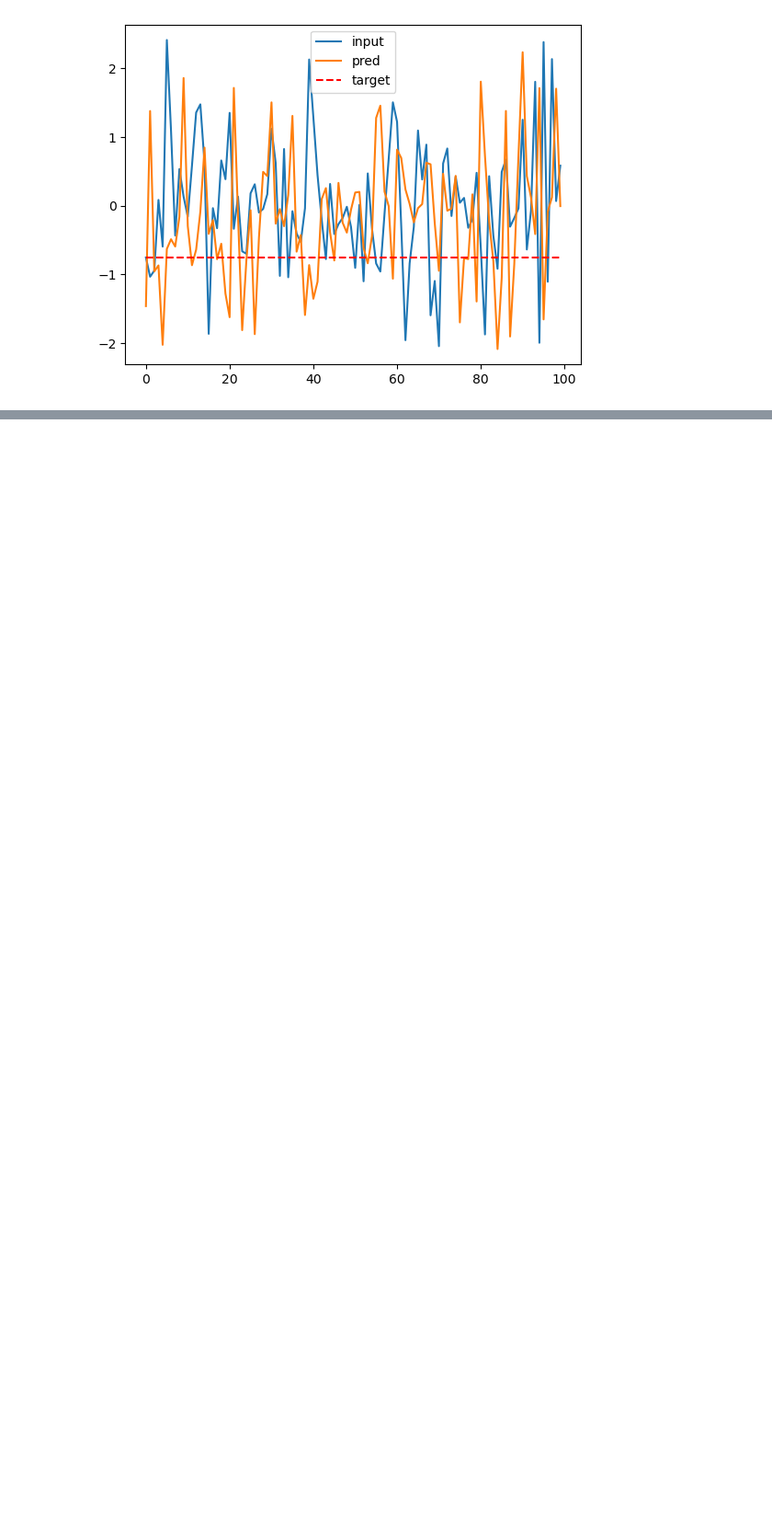
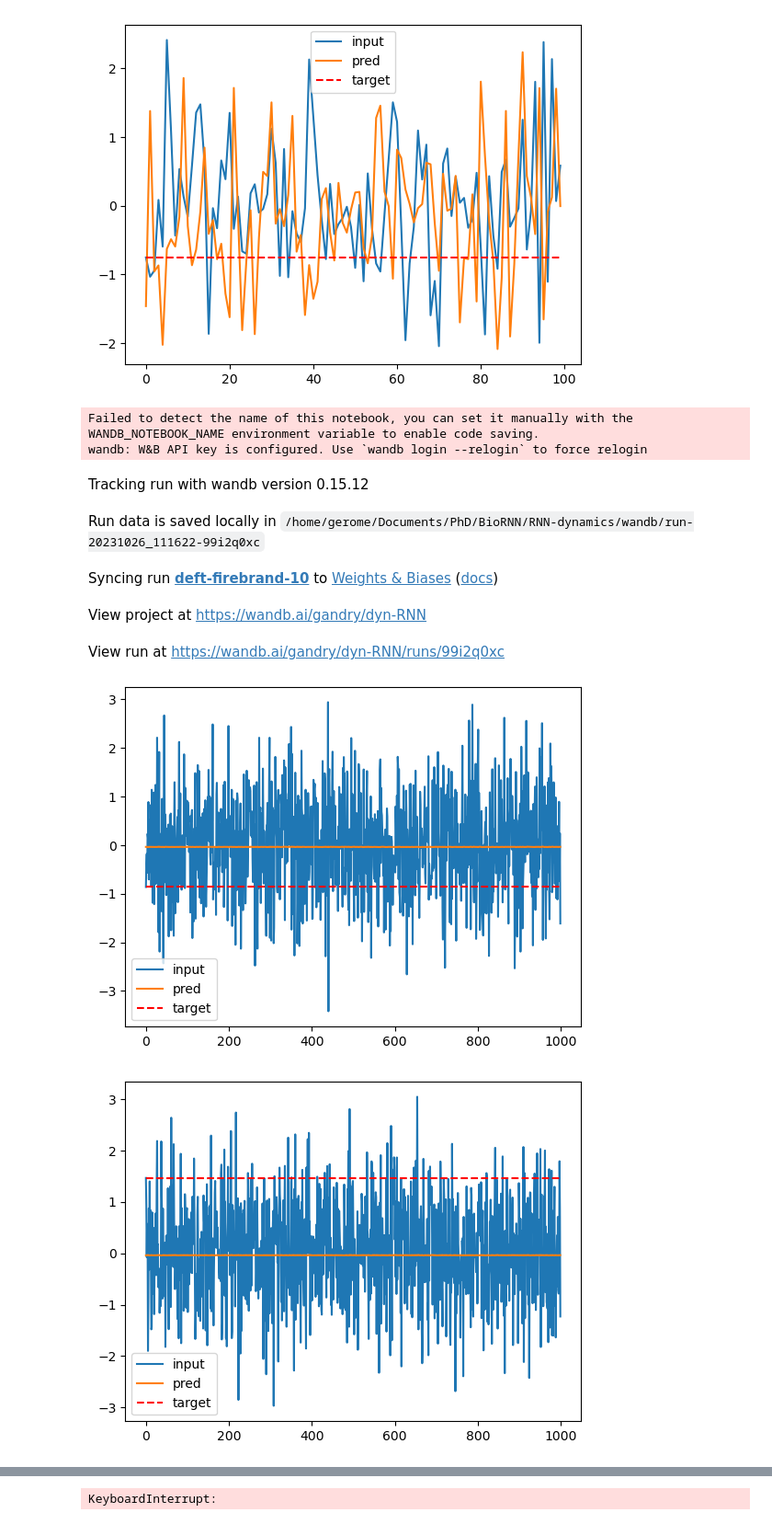
Before and after one commit to gerome-andry/RNN-dynamics, a Jupyter notebook: test.ipynb, the cells around one changed output, grey strips where cells are left out. Shown at 92% size. Cells and saved outputs as stored; diff of their text form; code cells hidden in the pictures; blank space fills up the shorter version.

Commit message:
fix training

```diff
--- a/test.ipynb
+++ b/test.ipynb
@@ -7,3 +7,17 @@ ax = CopyFirstInput.show_pred(dat[0], dat[1])
 plt.show()
 # %% [output]
 [figure]
+# %%
+from train import *
+
+GRU_search(1)
+# %% [output]
+Failed to detect the name of this notebook, you can set it manually with the WANDB_NOTEBOOK_NAME environment variable to enable code saving.
+wandb: W&B API key is configured. Use `wandb login --relogin` to force relogin
+Tracking run with wandb version 0.15.12
+Run data is saved locally in /home/gerome/Documents/PhD/BioRNN/RNN-dynamics/wandb/run-20231026_111622-99i2q0xc
+Syncing run deft-firebrand-10 to Weights & Biases (docs)
+View project at https://wandb.ai/gandry/dyn-RNN
+View run at https://wandb.ai/gandry/dyn-RNN/runs/99i2q0xc
+[figure, added]
+[figure, added]
@@ -9,0 +27 @@ plt.show()
+KeyboardInterrupt:
```
Also changed, not shown: parts of 1 cell of this notebook, 1 other file.
